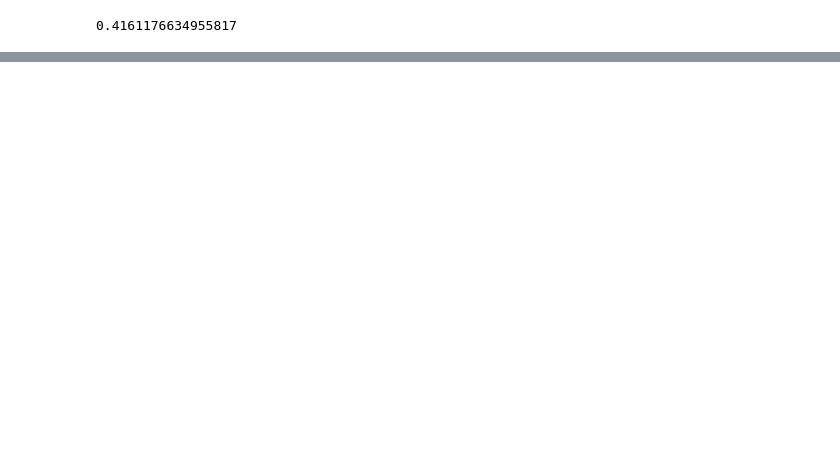
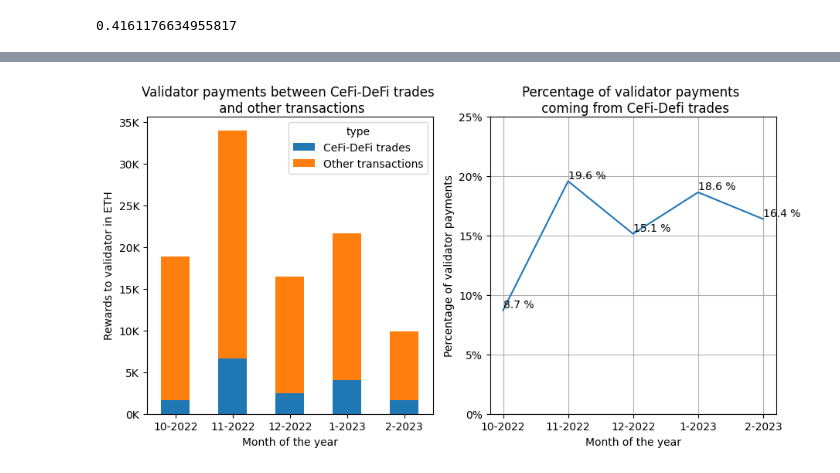
Before and after one commit to ankitchiplunkar/crypto_charts, a Jupyter notebook: notebooks/Coinbase rewards split between cefi-defi arbs and others.ipynb, the cells around one changed output, grey strips where cells are left out. Cells and saved outputs as stored; diff of their text form; code cells hidden in the pictures; blank space fills up the shorter version.

```diff
--- a/notebooks/Coinbase rewards split between cefi-defi arbs and others.ipynb
+++ b/notebooks/Coinbase rewards split between cefi-defi arbs and others.ipynb
@@ -84,0 +130,4 @@ df_cefidefi.groupby('cefi-defi').sum()
+# %%
+df_validator_direct_payments['fee_type'] = 'direct_payment'
+df2 = pd.concat([df_validator_direct_payments, df_priority_validator_fees])
+to_plot2 = df2.pivot(index="monthyear", columns="fee_type", values="reward")
@@ -84,0 +151,5 @@ df_cefidefi.groupby('cefi-defi').sum()
+# %%
+df3 = df2.groupby('monthyear').sum()
+new_order = ['10-2022', '11-2022', '12-2022', '1-2023', '2-2023']
+df3 = df3.reindex(new_order, axis=0)
+df3.plot.bar()
@@ -84,0 +159,37 @@ df_cefidefi.groupby('cefi-defi').sum()
+# %%
+df4 = df_cefidefi[df_cefidefi['cefi-defi'] == 'CeFi-DeFi']
+df4 = df4.rename(columns={"cefi-defi": "type", "total_reward": "reward"})
+# %%
+df3 = df3.reset_index()
+df3['type'] = 'total'
+# %%
+f, (ax1, ax2) = plt.subplots(1, 2, figsize=(10.5, 5))
+
+to_plot3 = pd.concat([df3, df4]).pivot(index="monthyear", columns="type", values="reward")
+to_plot3['Other transactions'] = to_plot3['total'] - to_plot3['CeFi-DeFi']
+to_plot3 = to_plot3.rename(columns={"CeFi-DeFi": "CeFi-DeFi trades"})
+new_order = ['10-2022', '11-2022', '12-2022', '1-2023', '2-2023']
+to_plot3 = to_plot3.reindex(new_order, axis=0)
+to_plot3['pct'] = to_plot3['CeFi-DeFi trades']*100/to_plot3['total']
+
+ax = to_plot3[['CeFi-DeFi trades', 'Other transactions']].plot.bar(stacked=True, ax=ax1)
+ax1.set_title('Validator payments between CeFi-DeFi trades \n and other transactions', wrap=True)
+ax1.set_xlabel('Month of the year',  rotation=0)
+ax1.set_ylabel('Rewards to validator in ETH')
+ax1.yaxis.set_major_formatter(keth_formatter)
+
+
+for tick in ax1.get_xticklabels():
+    tick.set_rotation(0)
+
+to_plot3['pct'].plot(grid=True, ax=ax2)
+ax2.set_title('Percentage of validator payments \n coming from CeFi-Defi trades', wrap=True)
+ax2.set_xlabel('Month of the year')
+ax2.set_ylabel('Percentage of validator payments')
+ax2.set_ylim(0, 25)
+ax2.yaxis.set_major_formatter(mtick.PercentFormatter(decimals=0))
+
+for id, val in enumerate(to_plot3['pct']):
+    ax2.text(id, val+0.2, "{:.1f} %".format(val))
+# %% [output]
+[figure, added]
```
Also changed, not shown: parts of 14 cells of this notebook.
